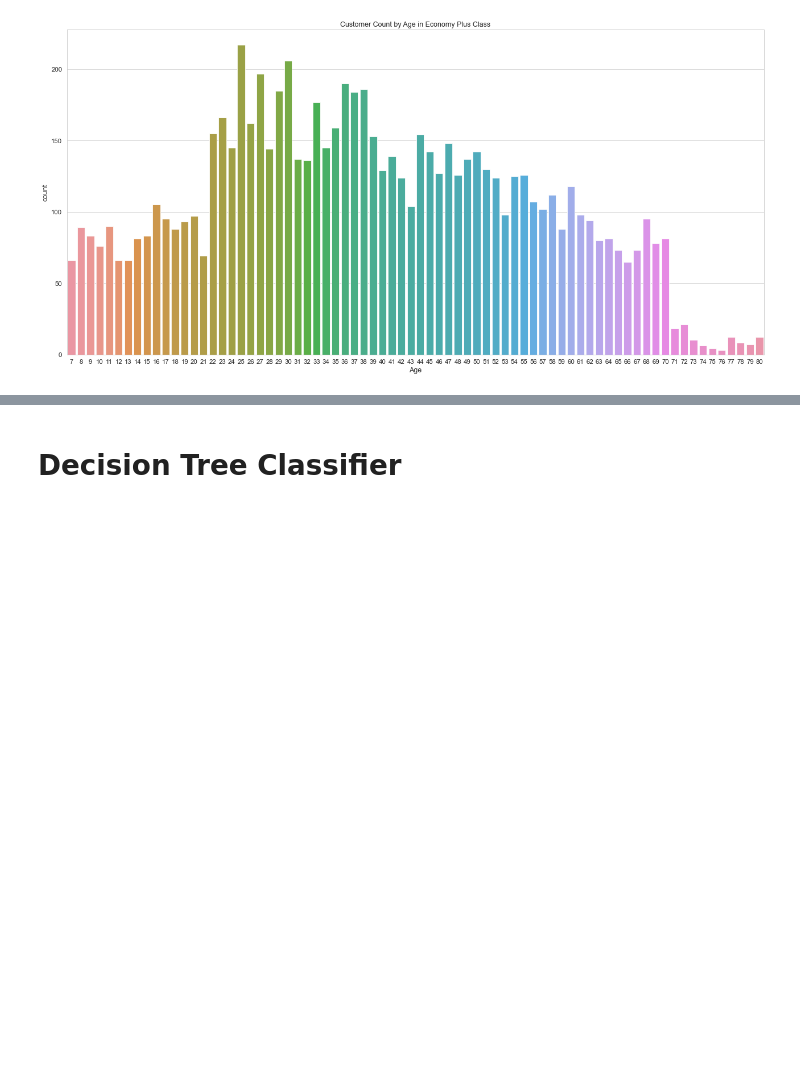
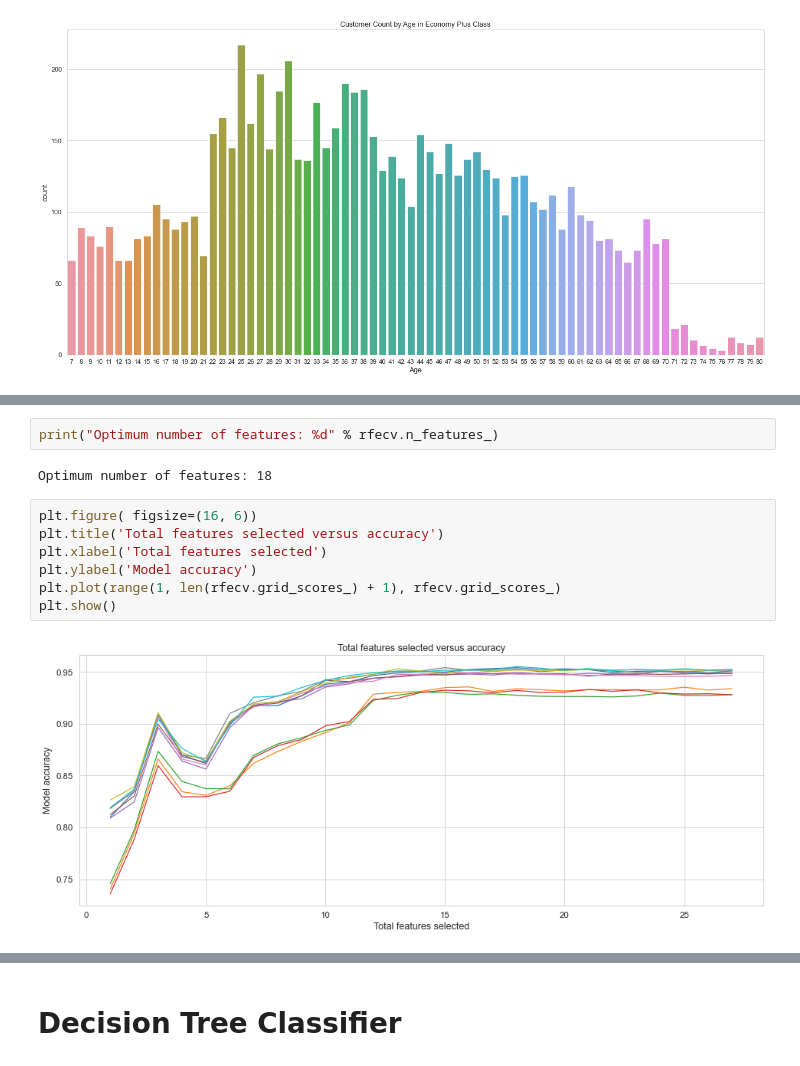
Before and after one commit to sirjanashrestha/Airlines_Passenger_Satisfaction, a Jupyter notebook: Airlines_Passenger.ipynb, the cells around one changed output, grey strips where cells are left out. Saved outputs shown, nothing was run; the diff lists cells and outputs as text; blank space fills up the shorter version.

```diff
--- a/Airlines_Passenger.ipynb
+++ b/Airlines_Passenger.ipynb
@@ -401,0 +431,13 @@ plt.show()
+# %%
+print("Optimum number of features: %d" % rfecv.n_features_)
+# %% [output]
+Optimum number of features: 18
+# %%
+plt.figure( figsize=(16, 6))
+plt.title('Total features selected versus accuracy')
+plt.xlabel('Total features selected')
+plt.ylabel('Model accuracy')
+plt.plot(range(1, len(rfecv.grid_scores_) + 1), rfecv.grid_scores_)
+plt.show()
+# %% [output]
+[figure, added]
```
Also changed, not shown: parts of 18 cells of this notebook.
